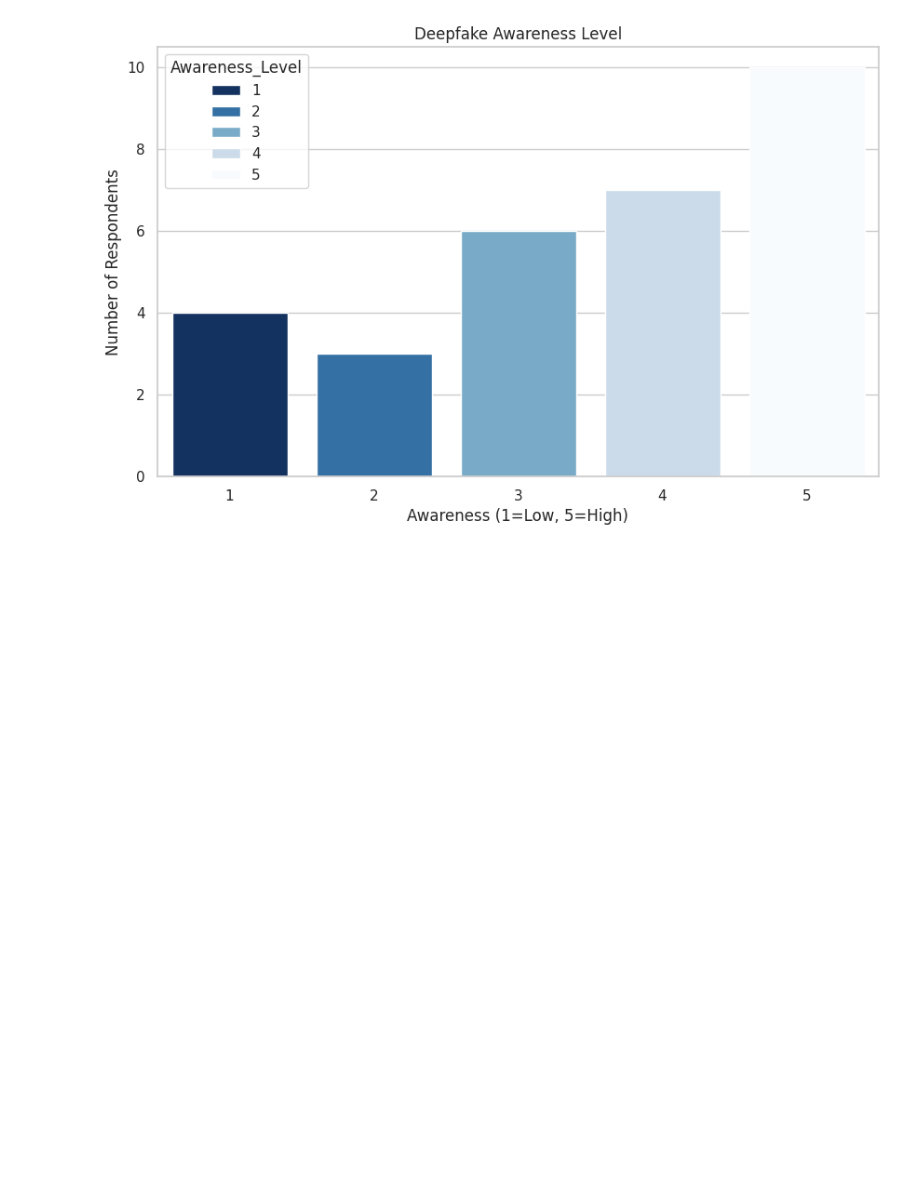
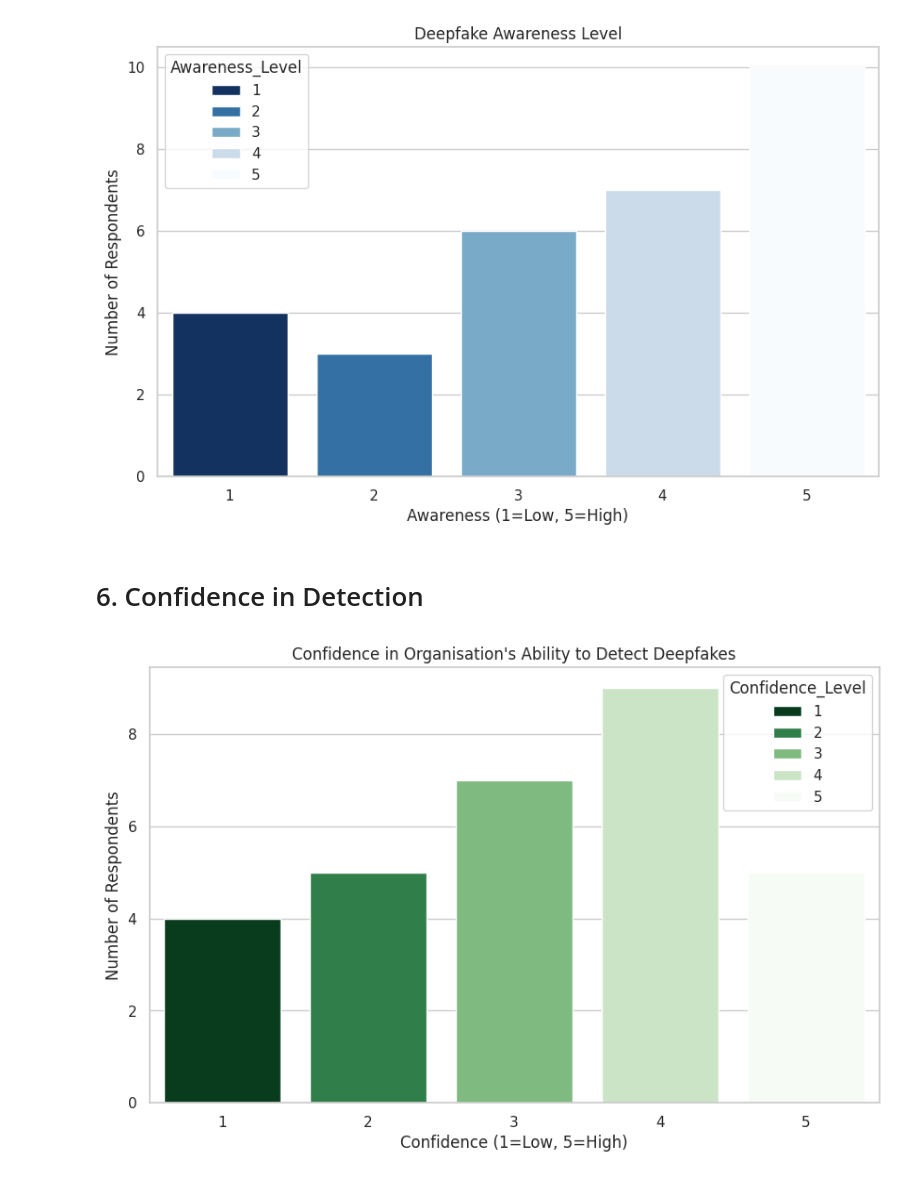
Before and after one commit to nmawulorm/deep-fake-survey, a Jupyter notebook: deep-fake-survey.ipynb, the cells around one changed output. Drawn from its saved outputs; the diff is of its cells as text; code cells hidden in the pictures; blank space fills up the shorter version.

Commit message:
feat(deep-fake-survey.ipynb): Modify file to get insights from data

```diff
--- a/deep-fake-survey.ipynb
+++ b/deep-fake-survey.ipynb
@@ -61,3 +61,14 @@ plt.ylabel("Number of Respondents")
 plt.show()
 # %% [output]
 [figure]
+# %% [markdown]
+# 6. Confidence in Detection
+# %%
+
+sns.countplot(x="Confidence_Level", hue="Confidence_Level", data=df, palette="Greens_r")
+plt.title("Confidence in Organisation's Ability to Detect Deepfakes")
+plt.xlabel("Confidence (1=Low, 5=High)")
+plt.ylabel("Number of Respondents")
+plt.show()
+# %% [output]
+[figure, added]
```
Also changed, not shown: parts of 6 cells of this notebook, 1 other file.
